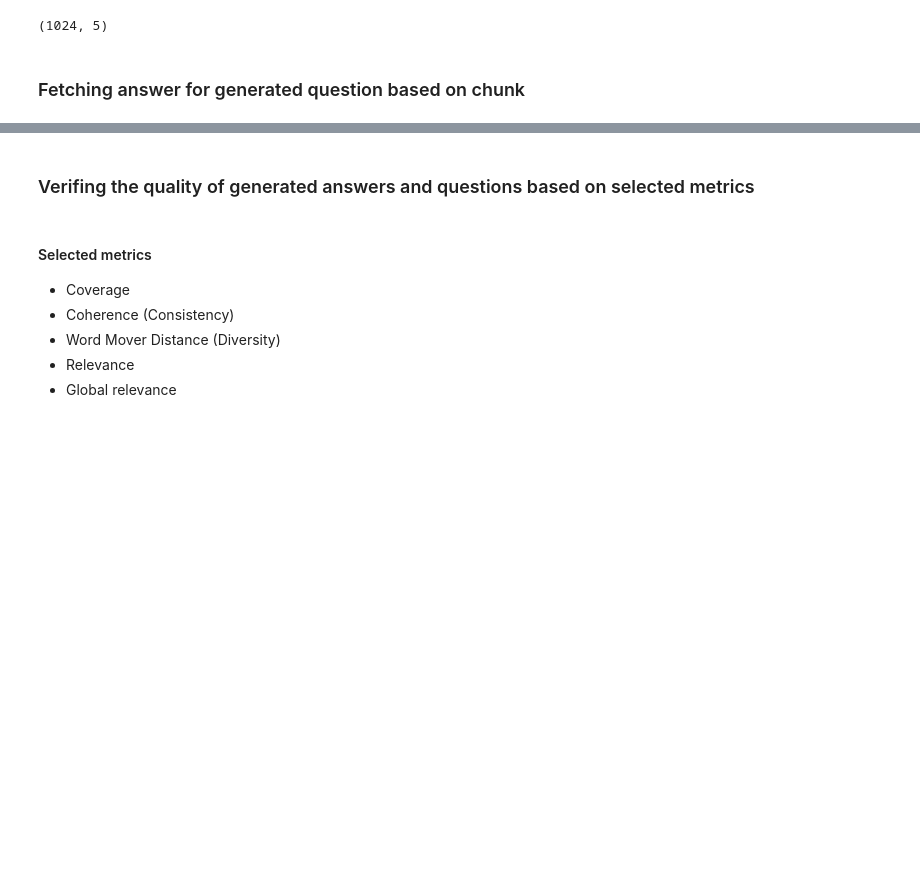
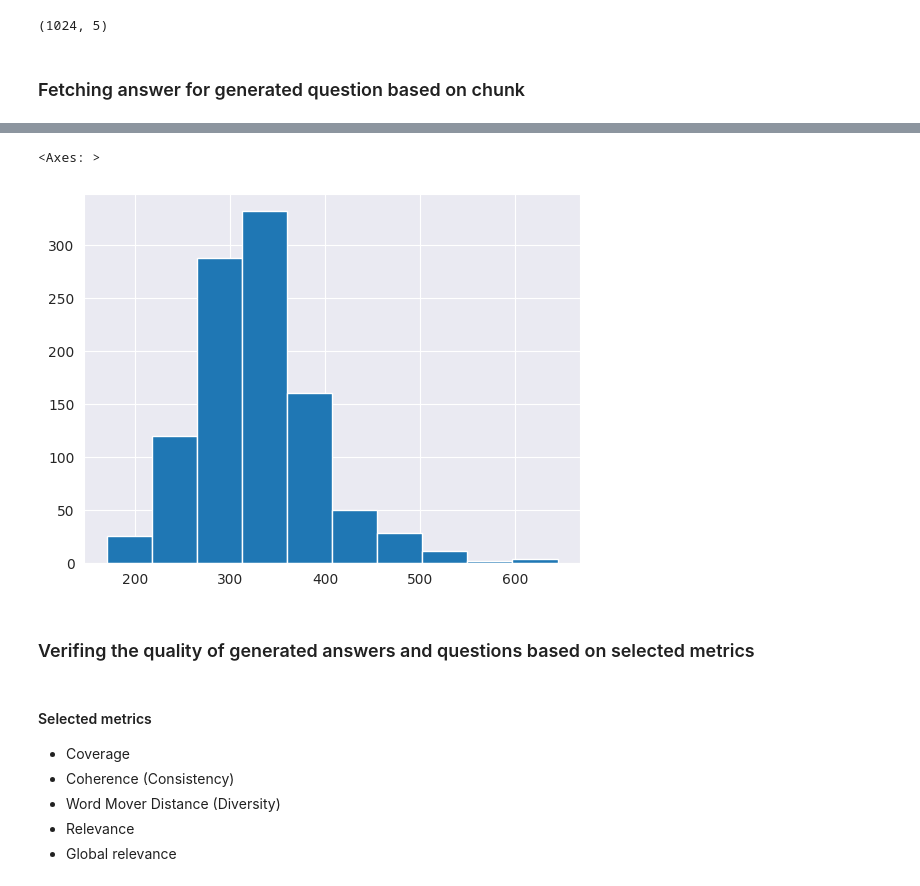
Before and after one commit to witold87/llm-bielik-ft-legal, a Jupyter notebook: src/data.ipynb, the cells around one changed output, grey strips where cells are left out. Drawn from its saved outputs; the diff is of its cells as text; code cells hidden in the pictures; blank space fills up the shorter version.

```diff
--- a/src/data.ipynb
+++ b/src/data.ipynb
@@ -142,3 +150,8 @@ with open(f'ft_output_data/cross_check_ft_{answer_tokens}_raw_answers.jsonl', "w
+# %%
+pd.plotting.hist_series(df['n_tokens_ans_600'])
+# %% [output]
+<Axes: >
+[figure, added]
 # %%
 df.to_excel(f'data/02_data_with_answers_with_tokens.xlsx')
 # %% [markdown]
```
Also changed, not shown: parts of 2 cells of this notebook.
